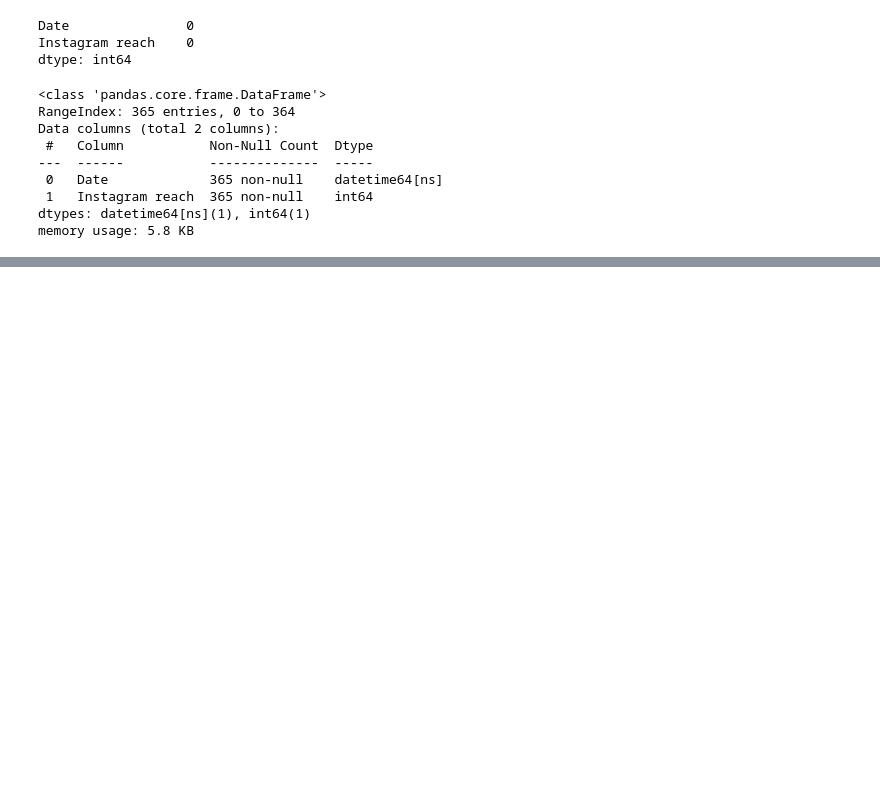
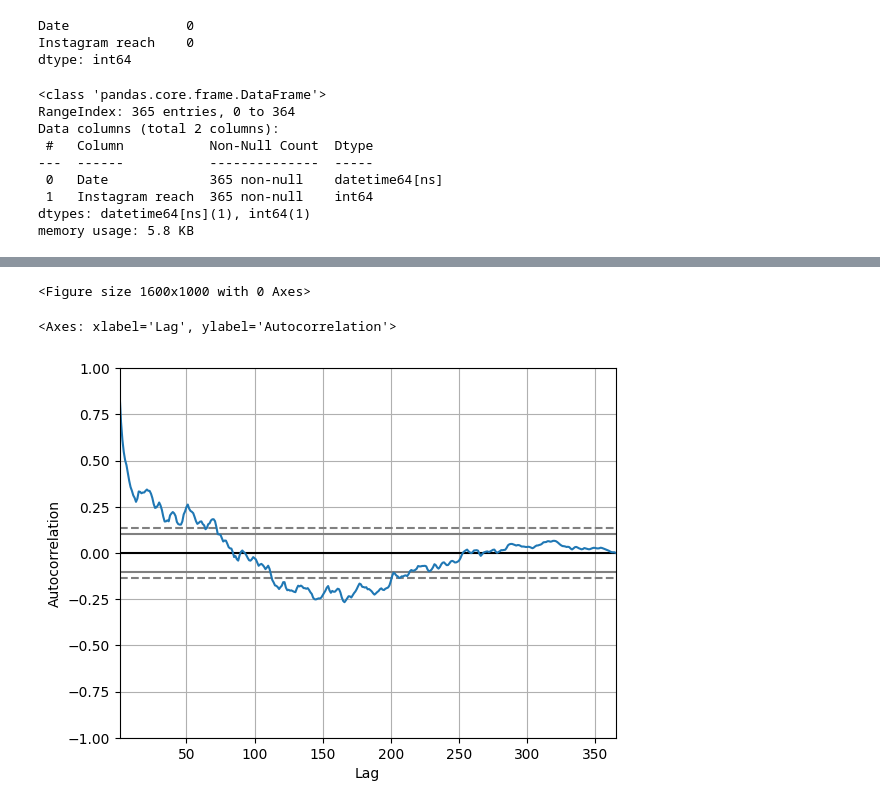
Before and after one commit to kaifshaheemj/Instagram_Reach, a Jupyter notebook: Reach.ipynb, the cells around one changed output, grey strips where cells are left out. Saved outputs shown, nothing was run; the diff lists cells and outputs as text; code cells hidden in the pictures; blank space fills up the shorter version.

Commit message:
All the files of the instagram reach has been added

```diff
--- a/Reach.ipynb
+++ b/Reach.ipynb
@@ -77,0 +83,2 @@ fig.show()
+# %%
+data['Day'] = data['Date'].dt.day_name()
@@ -77,0 +137,24 @@ fig.show()
+# %%
+import pandas as pd
+from statsmodels.tsa.stattools import adfuller
+
+# Assuming your data is stored in a DataFrame named df
+data['Date'] = pd.to_datetime(data['Date'])
+data.set_index('Date', inplace=True)
+
+# Perform ADF test
+result = adfuller(data['Instagram reach'])
+
+# Extract and print the results
+adf_statistic, p_value, _, _, critical_values, _ = result
+print(f'ADF Statistic: {adf_statistic}')
+print(f'P-value: {p_value}')
+print('Critical Values:')
+for key, value in critical_values.items():
+    print(f'   {key}: {value}')
+
+# Interpret the results
+if p_value <= 0.05:
+    print("Reject the null hypothesis; the time series is stationary.")
+else:
+    print("Fail to reject the null hypothesis; the time series may not be stationary.")
@@ -77,0 +169,13 @@ fig.show()
+# %%
+result = seasonal_decompose(data['Instagram reach'], model = 'multiplicative', period = 100)
+fig = plt.figure(figsize=(16,10))
+fig = result.plot()
+fig = mpl_to_plotly(fig)
+fig.show()
+# %% [output]
+<Figure size 1600x1000 with 0 Axes>
+# %%
+pd.plotting.autocorrelation_plot(data["Instagram reach"])
+# %% [output]
+<Axes: xlabel='Lag', ylabel='Autocorrelation'>
+[figure, added]
```
Also changed, not shown: parts of 16 cells of this notebook, 19 other files.
